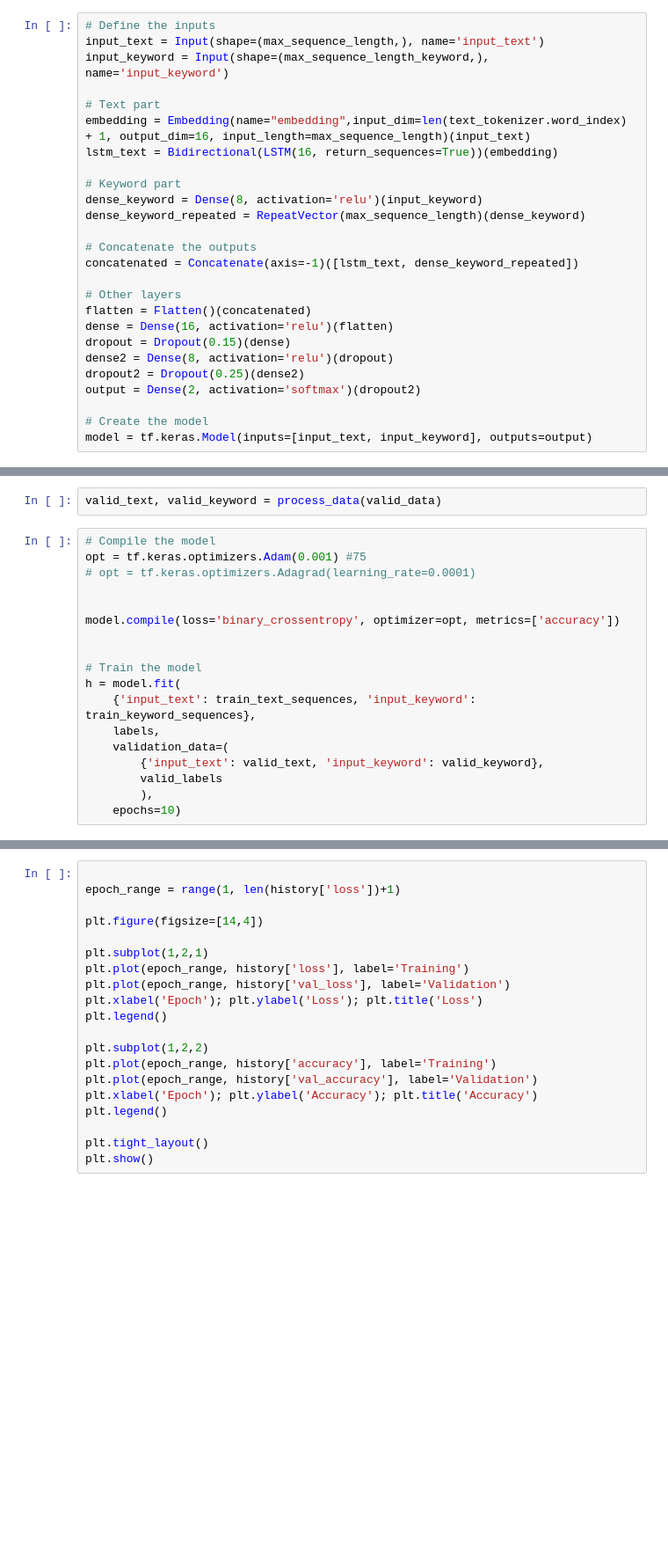
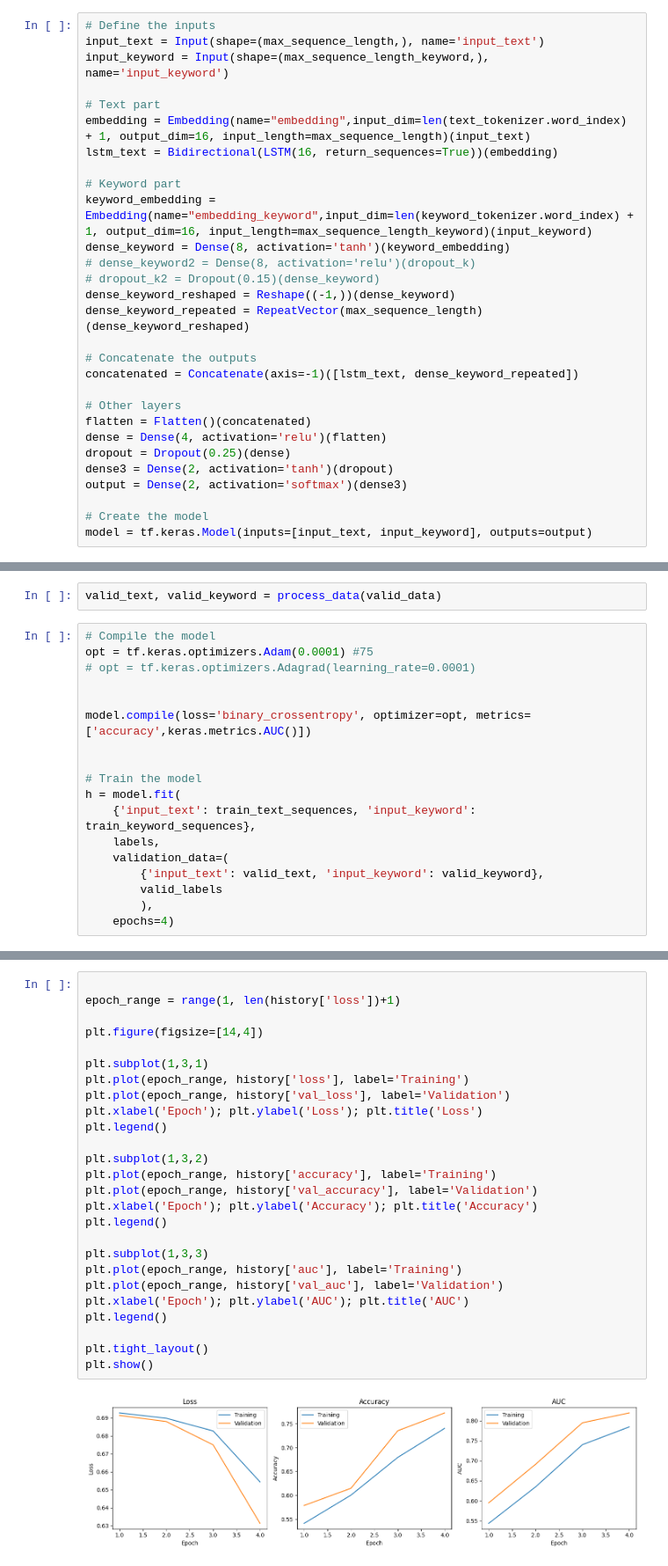
Before and after one commit to yasuomaidana/introduction-to-machine-learning, a Jupyter notebook: Deep Learning/Keras NLP/Twitter Distaster NLP.ipynb, the cells around one changed output, grey strips where cells are left out. Shown at 88% size. Cells and saved outputs as stored; diff of their text form; blank space fills up the shorter version.

```diff
--- a/Deep Learning/Keras NLP/Twitter Distaster NLP.ipynb
+++ b/Deep Learning/Keras NLP/Twitter Distaster NLP.ipynb
@@ -144,19 +214,22 @@ embedding = Embedding(name="embedding",input_dim=len(text_tokenizer.word_index)
 lstm_text = Bidirectional(LSTM(16, return_sequences=True))(embedding)
 
 # Keyword part
-dense_keyword = Dense(8, activation='relu')(input_keyword)
-dense_keyword_repeated = RepeatVector(max_sequence_length)(dense_keyword)
+keyword_embedding = Embedding(name="embedding_keyword",input_dim=len(keyword_tokenizer.word_index) + 1, output_dim=16, input_length=max_sequence_length_keyword)(input_keyword)
+dense_keyword = Dense(8, activation='tanh')(keyword_embedding)
+# dense_keyword2 = Dense(8, activation='relu')(dropout_k)
+# dropout_k2 = Dropout(0.15)(dense_keyword)
+dense_keyword_reshaped = Reshape((-1,))(dense_keyword)
+dense_keyword_repeated = RepeatVector(max_sequence_length)(dense_keyword_reshaped)
 
 # Concatenate the outputs
 concatenated = Concatenate(axis=-1)([lstm_text, dense_keyword_repeated])
 
 # Other layers
 flatten = Flatten()(concatenated)
-dense = Dense(16, activation='relu')(flatten)
-dropout = Dropout(0.15)(dense)
-dense2 = Dense(8, activation='relu')(dropout)
-dropout2 = Dropout(0.25)(dense2)
-output = Dense(2, activation='softmax')(dropout2)
+dense = Dense(4, activation='relu')(flatten)
+dropout = Dropout(0.25)(dense)
+dense3 = Dense(2, activation='tanh')(dropout)
+output = Dense(2, activation='softmax')(dense3)
 
 # Create the model
 model = tf.keras.Model(inputs=[input_text, input_keyword], outputs=output)
@@ -172,11 +265,11 @@ plot_model(model, show_shapes=True)
 valid_text, valid_keyword = process_data(valid_data)
 # %%
 # Compile the model
-opt = tf.keras.optimizers.Adam(0.001) #75
+opt = tf.keras.optimizers.Adam(0.0001) #75
 # opt = tf.keras.optimizers.Adagrad(learning_rate=0.0001)
 
 
-model.compile(loss='binary_crossentropy', optimizer=opt, metrics=['accuracy'])
+model.compile(loss='binary_crossentropy', optimizer=opt, metrics=['accuracy',keras.metrics.AUC()])
 
 
 # Train the model
@@ -187,4 +280,4 @@ h = model.fit(
         {'input_text': valid_text, 'input_keyword': valid_keyword},
         valid_labels
         ),
-    epochs=10)
+    epochs=4)
@@ -194,20 +298,28 @@ print(history.keys())
 # %%
 
 epoch_range = range(1, len(history['loss'])+1)
 
 plt.figure(figsize=[14,4])
 
-plt.subplot(1,2,1)
+plt.subplot(1,3,1)
 plt.plot(epoch_range, history['loss'], label='Training')
 plt.plot(epoch_range, history['val_loss'], label='Validation')
 plt.xlabel('Epoch'); plt.ylabel('Loss'); plt.title('Loss')
 plt.legend()
 
-plt.subplot(1,2,2)
+plt.subplot(1,3,2)
 plt.plot(epoch_range, history['accuracy'], label='Training')
 plt.plot(epoch_range, history['val_accuracy'], label='Validation')
 plt.xlabel('Epoch'); plt.ylabel('Accuracy'); plt.title('Accuracy')
 plt.legend()
 
+plt.subplot(1,3,3)
+plt.plot(epoch_range, history['auc'], label='Training')
+plt.plot(epoch_range, history['val_auc'], label='Validation')
+plt.xlabel('Epoch'); plt.ylabel('AUC'); plt.title('AUC')
+plt.legend()
+
 plt.tight_layout()
 plt.show()
+# %% [output]
+[figure, added]
```
Also changed, not shown: parts of 19 cells of this notebook.
